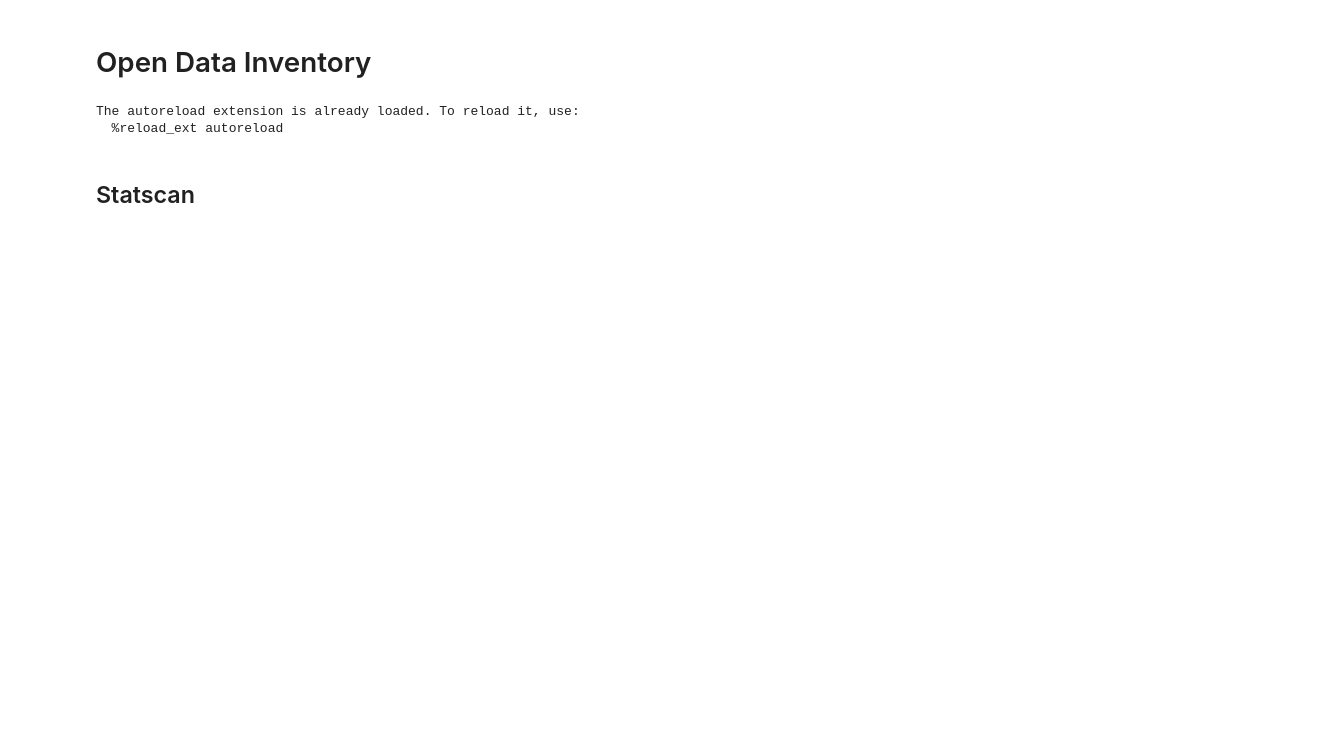
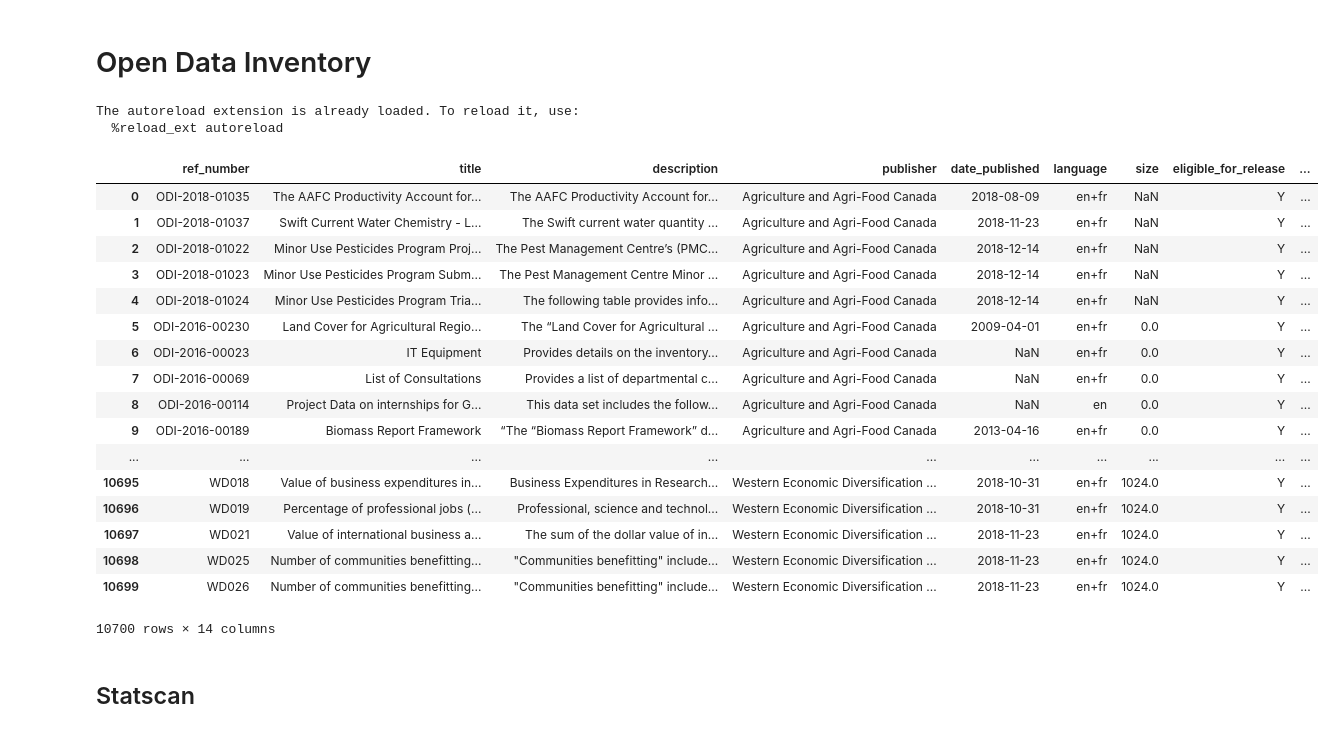
Before and after one commit to ocan-data/OpenCanadaData, a Jupyter notebook: notebooks/OpenDataInventory.ipynb, the cells around one changed output. Cells and saved outputs as stored; diff of their text form; code cells hidden in the pictures; blank space fills up the shorter version.

Commit message:
Add notebooks for open data inventory

```diff
--- a/notebooks/OpenDataInventory.ipynb
+++ b/notebooks/OpenDataInventory.ipynb
@@ -5,8 +5,9 @@ import pandas as pd
 
 %load_ext autoreload
 %autoreload 2
-pd.set_option('display.max_colwidth',1000)
-pd.set_option('display.max_rows',1000)
+
+%run relativepath.py
+%run commonimports.py
 # %% [output]
 The autoreload extension is already loaded. To reload it, use:
   %reload_ext autoreload
@@ -20,3 +16,24 @@ opendata = OpenDataInventory('../data/inventory.csv')
+# %%
+inventory_en
+# %% [output]
+|  | ref_number | title | description | publisher | date_published | language | size | eligible_for_release | ... |
+| 0 | ODI-2018-01035 | The AAFC Productivity Account for... | The AAFC Productivity Account for... | Agriculture and Agri-Food Canada | 2018-08-09 | en+fr | NaN | Y | ... |
+| 1 | ODI-2018-01037 | Swift Current Water Chemistry - L... | The Swift current water quantity ... | Agriculture and Agri-Food Canada | 2018-11-23 | en+fr | NaN | Y | ... |
+| 2 | ODI-2018-01022 | Minor Use Pesticides Program Proj... | The Pest Management Centre’s (PMC... | Agriculture and Agri-Food Canada | 2018-12-14 | en+fr | NaN | Y | ... |
+| 3 | ODI-2018-01023 | Minor Use Pesticides Program Subm... | The Pest Management Centre Minor ... | Agriculture and Agri-Food Canada | 2018-12-14 | en+fr | NaN | Y | ... |
+| 4 | ODI-2018-01024 | Minor Use Pesticides Program Tria... | The following table provides info... | Agriculture and Agri-Food Canada | 2018-12-14 | en+fr | NaN | Y | ... |
+| 5 | ODI-2016-00230 | Land Cover for Agricultural Regio... | The “Land Cover for Agricultural ... | Agriculture and Agri-Food Canada | 2009-04-01 | en+fr | 0.0 | Y | ... |
+| 6 | ODI-2016-00023 | IT Equipment | Provides details on the inventory... | Agriculture and Agri-Food Canada | NaN | en+fr | 0.0 | Y | ... |
+| 7 | ODI-2016-00069 | List of Consultations | Provides a list of departmental c... | Agriculture and Agri-Food Canada | NaN | en+fr | 0.0 | Y | ... |
+| 8 | ODI-2016-00114 | Project Data on internships for G... | This data set includes the follow... | Agriculture and Agri-Food Canada | NaN | en | 0.0 | Y | ... |
+| 9 | ODI-2016-00189 | Biomass Report Framework | “The “Biomass Report Framework” d... | Agriculture and Agri-Food Canada | 2013-04-16 | en+fr | 0.0 | Y | ... |
+| ... | ... | ... | ... | ... | ... | ... | ... | ... | ... |
+| 10695 | WD018 | Value of business expenditures in... | Business Expenditures in Research... | Western Economic Diversification ... | 2018-10-31 | en+fr | 1024.0 | Y | ... |
+| 10696 | WD019 | Percentage of professional jobs (... | Professional, science and technol... | Western Economic Diversification ... | 2018-10-31 | en+fr | 1024.0 | Y | ... |
+| 10697 | WD021 | Value of international business a... | The sum of the dollar value of in... | Western Economic Diversification ... | 2018-11-23 | en+fr | 1024.0 | Y | ... |
+| 10698 | WD025 | Number of communities benefitting... | "Communities benefitting" include... | Western Economic Diversification ... | 2018-11-23 | en+fr | 1024.0 | Y | ... |
+| 10699 | WD026 | Number of communities benefitting... | "Communities benefitting" include... | Western Economic Diversification ... | 2018-11-23 | en+fr | 1024.0 | Y | ... |
+10700 rows × 14 columns
 # %% [markdown]
 ## Statscan
 # %%
```
Also changed, not shown: parts of 13 cells of this notebook, 7 other files.
